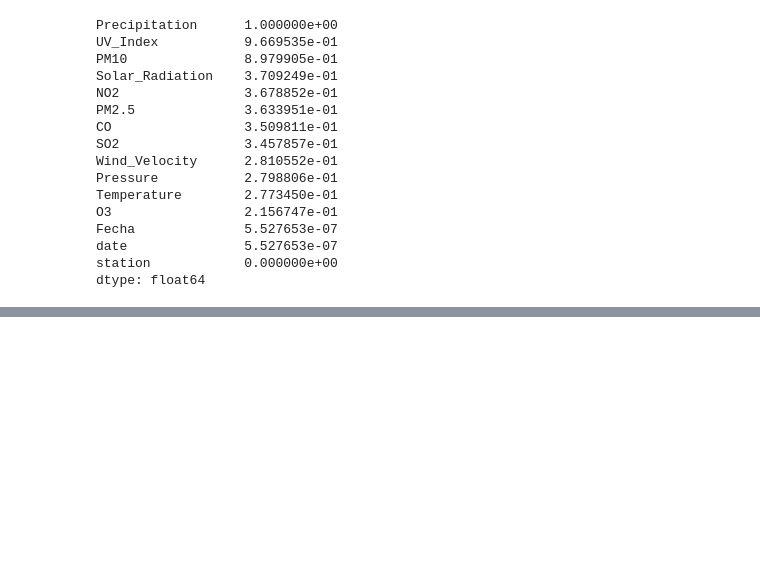
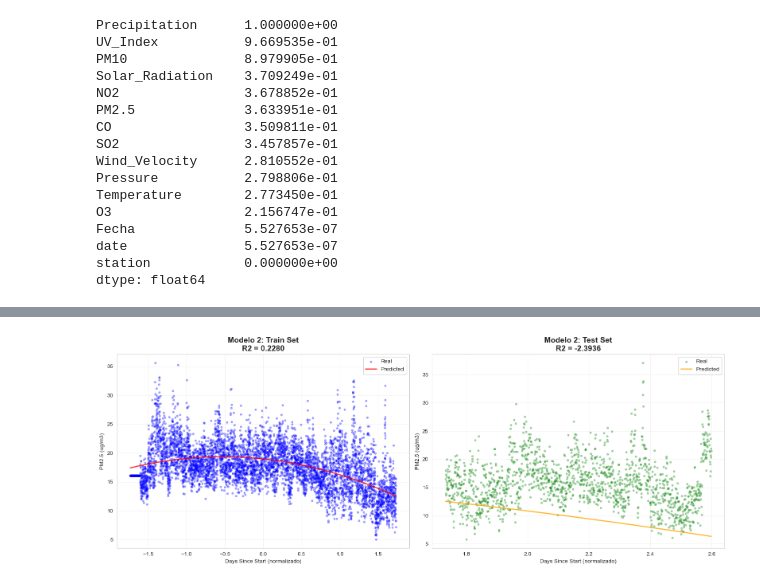
Before and after one commit to MateoJaramillo26/Progreso-3, a Jupyter notebook: ProyectoProgreso3.ipynb, the cells around one changed output, grey strips where cells are left out. Saved outputs shown, nothing was run; the diff lists cells and outputs as text; code cells hidden in the pictures; blank space fills up the shorter version.

```diff
--- a/ProyectoProgreso3.ipynb
+++ b/ProyectoProgreso3.ipynb
@@ -803,0 +1147,32 @@ PROXIMOS PASOS:
+# %%
+# MODELO 2 - PASO 7: Visualizacion del Fit (Real vs Predicted)
+log.info("Generando visualizacion: Ajuste del modelo (Train + Test)...")
+
+fig, (ax1, ax2) = plt.subplots(1, 2, figsize=(16, 6))
+
+# Plot 1: Train Set
+ax1.scatter(X_train_gd_scaled, y_train_gd, alpha=0.3, s=10, label='Real', color='blue')
+ax1.plot(X_train_gd_scaled, y_pred_train_gd, color='red', linewidth=2, label='Predicted', alpha=0.8)
+ax1.set_title(f'Modelo 2: Train Set\nR2 = {metrics_gd["train"]["R2"]:.4f}',
+              fontsize=14, fontweight='bold')
+ax1.set_xlabel('Days Since Start (normalizado)')
+ax1.set_ylabel('PM2.5 (ug/m3)')
+ax1.legend()
+ax1.grid(True, alpha=0.3)
+
+# Plot 2: Test Set
+ax2.scatter(X_test_gd_scaled, y_test_gd, alpha=0.3, s=10, label='Real', color='green')
+ax2.plot(X_test_gd_scaled, y_pred_test_gd, color='orange', linewidth=2, label='Predicted', alpha=0.8)
+ax2.set_title(f'Modelo 2: Test Set\nR2 = {metrics_gd["test"]["R2"]:.4f}',
+              fontsize=14, fontweight='bold')
+ax2.set_xlabel('Days Since Start (normalizado)')
+ax2.set_ylabel('PM2.5 (ug/m3)')
+ax2.legend()
+ax2.grid(True, alpha=0.3)
+
+plt.tight_layout()
+plt.savefig('model2_fit.png', dpi=150)
+plt.show()
+
+log.info("Guardado: model2_fit.png")
+# %% [output]
@@ -803,0 +1180 @@ PROXIMOS PASOS:
+[figure, added]
```
Also changed, not shown: parts of 36 cells of this notebook, 15 other files.
